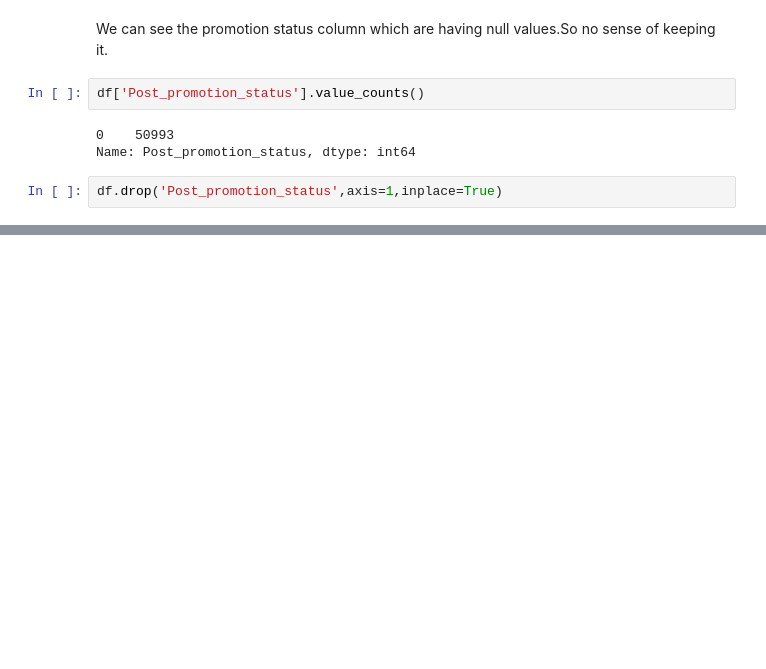
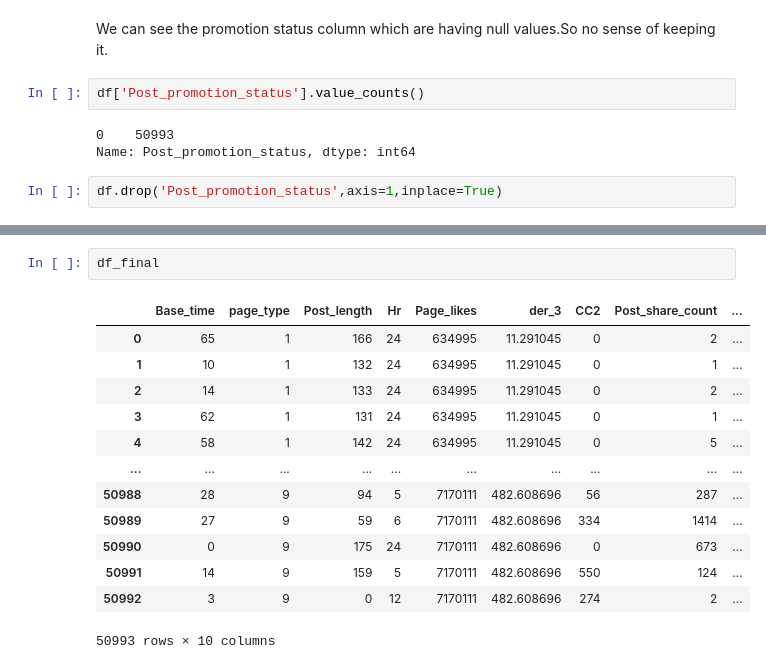
Before and after one commit to sweetyjunnarkar/Facebook-comment_volume-prediction, a Jupyter notebook: Sweety_Junnarkar_Team_5_Capstone_Project.ipynb, the cells around one changed output, grey strips where cells are left out. Cells and saved outputs as stored; diff of their text form; blank space fills up the shorter version.

```diff
--- a/Sweety_Junnarkar_Team_5_Capstone_Project.ipynb
+++ b/Sweety_Junnarkar_Team_5_Capstone_Project.ipynb
@@ -427,0 +772,16 @@ correlation_heatmap(df)
+# %%
+df_final
+# %% [output]
+|  | Base_time | page_type | Post_length | Hr | Page_likes | der_3 | CC2 | Post_share_count | ... |
+| 0 | 65 | 1 | 166 | 24 | 634995 | 11.291045 | 0 | 2 | ... |
+| 1 | 10 | 1 | 132 | 24 | 634995 | 11.291045 | 0 | 1 | ... |
+| 2 | 14 | 1 | 133 | 24 | 634995 | 11.291045 | 0 | 2 | ... |
+| 3 | 62 | 1 | 131 | 24 | 634995 | 11.291045 | 0 | 1 | ... |
+| 4 | 58 | 1 | 142 | 24 | 634995 | 11.291045 | 0 | 5 | ... |
+| ... | ... | ... | ... | ... | ... | ... | ... | ... | ... |
+| 50988 | 28 | 9 | 94 | 5 | 7170111 | 482.608696 | 56 | 287 | ... |
+| 50989 | 27 | 9 | 59 | 6 | 7170111 | 482.608696 | 334 | 1414 | ... |
+| 50990 | 0 | 9 | 175 | 24 | 7170111 | 482.608696 | 0 | 673 | ... |
+| 50991 | 14 | 9 | 159 | 5 | 7170111 | 482.608696 | 550 | 124 | ... |
+| 50992 | 3 | 9 | 0 | 12 | 7170111 | 482.608696 | 274 | 2 | ... |
+50993 rows × 10 columns
```
Also changed, not shown: parts of 38 cells of this notebook.
